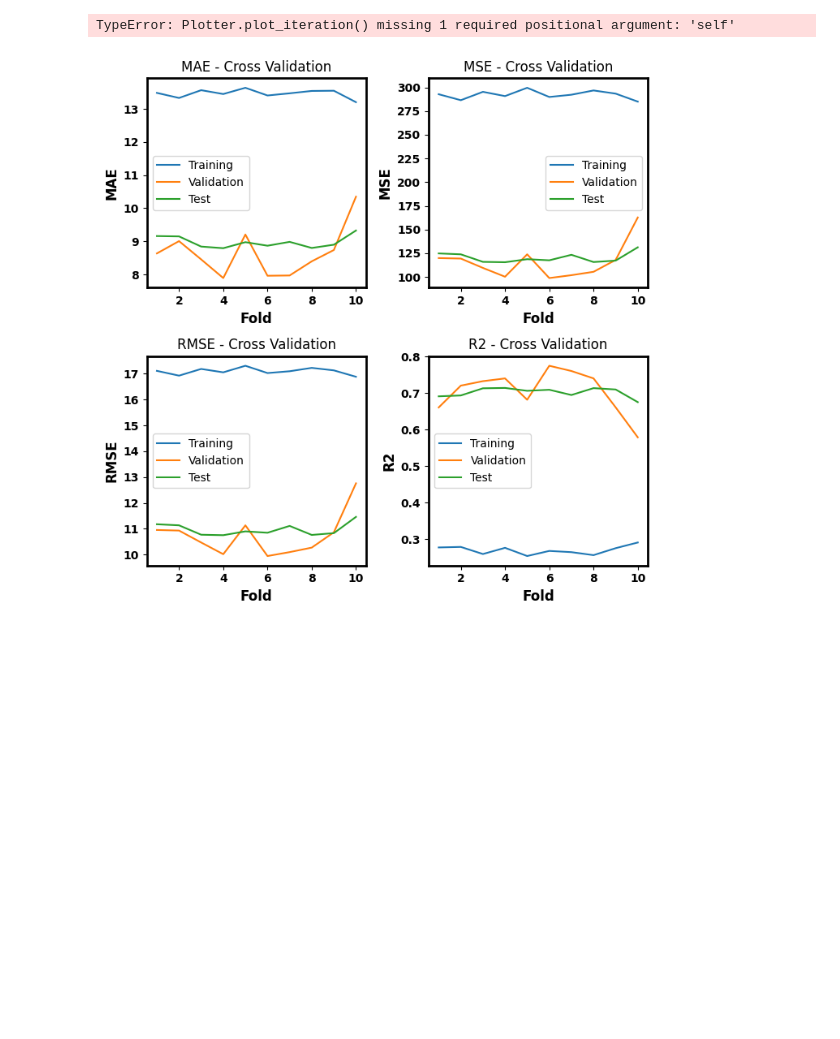
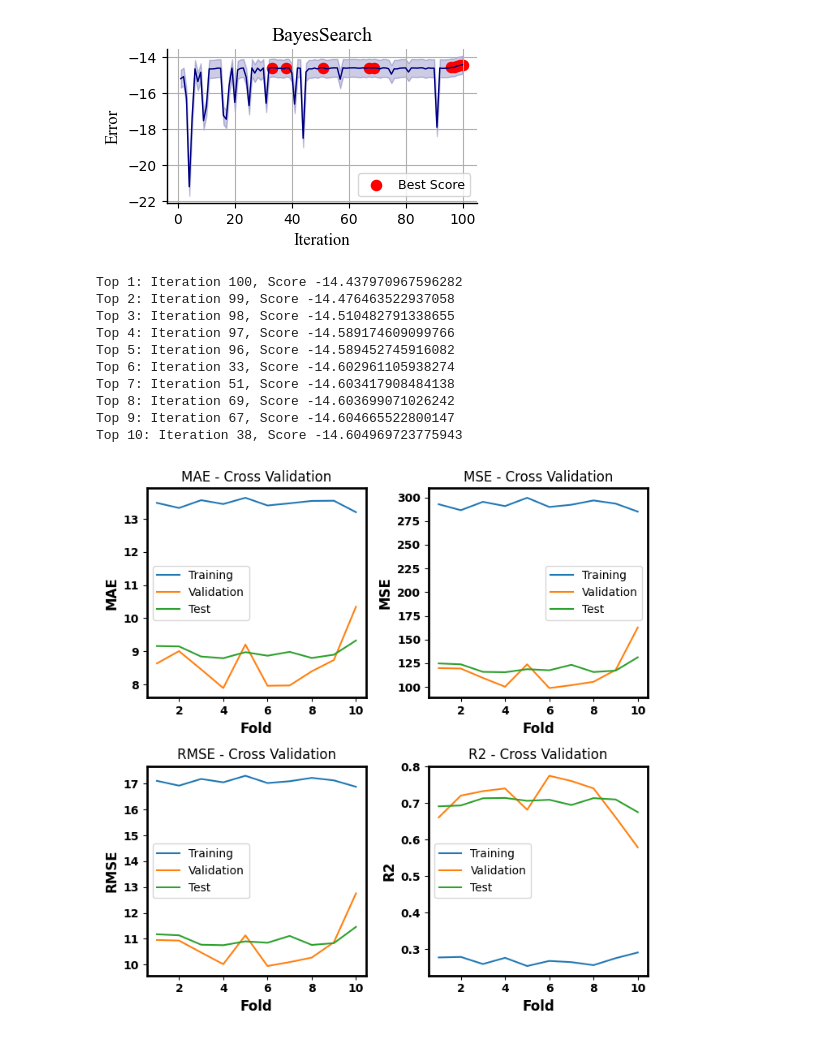
Before and after one commit to carrielfelipe/Brain_Age, a Jupyter notebook: SVR/SVR.ipynb, the cells around one changed output. Cells and saved outputs as stored; diff of their text form; code cells hidden in the pictures; blank space fills up the shorter version.

```diff
--- a/SVR/SVR.ipynb
+++ b/SVR/SVR.ipynb
@@ -32,9 +32,19 @@ with open(f'{path}Opt_Model/opt_SVR_model_all_features.pickle', 'rb') as file:
 # %%
 errores = opt_svr.cv_results_['mean_test_score'][:100]
 # %%
-Plotter.plot_iteration(y=errores, title='BayesSearch', xlabel='Iteration', ylabel='Error', legend_result=False, best_result=True, y_size=2, font='Times New Roman', weight='normal', mode=2)
+Plotters.plot_iteration(y=errores, title='BayesSearch', xlabel='Iteration', ylabel='Error', legend_result=False, best_result=True, y_size=2, font='Times New Roman', weight='normal', mode=2)
 # %% [output]
+[figure, added]
-TypeError: Plotter.plot_iteration() missing 1 required positional argument: 'self'
+Top 1: Iteration 100, Score -14.437970967596282
+Top 2: Iteration 99, Score -14.476463522937058
+Top 3: Iteration 98, Score -14.510482791338655
+Top 4: Iteration 97, Score -14.589174609099766
+Top 5: Iteration 96, Score -14.589452745916082
+Top 6: Iteration 33, Score -14.602961105938274
+Top 7: Iteration 51, Score -14.603417908484138
+Top 8: Iteration 69, Score -14.603699071026242
+Top 9: Iteration 67, Score -14.604665522800147
+Top 10: Iteration 38, Score -14.604969723775943
 # %%
 best_params_svr = svr_model.best_hyper(opt_svr,num_max=100)
 # %%
```
Also changed, not shown: parts of 9 cells of this notebook, 8 other files.
